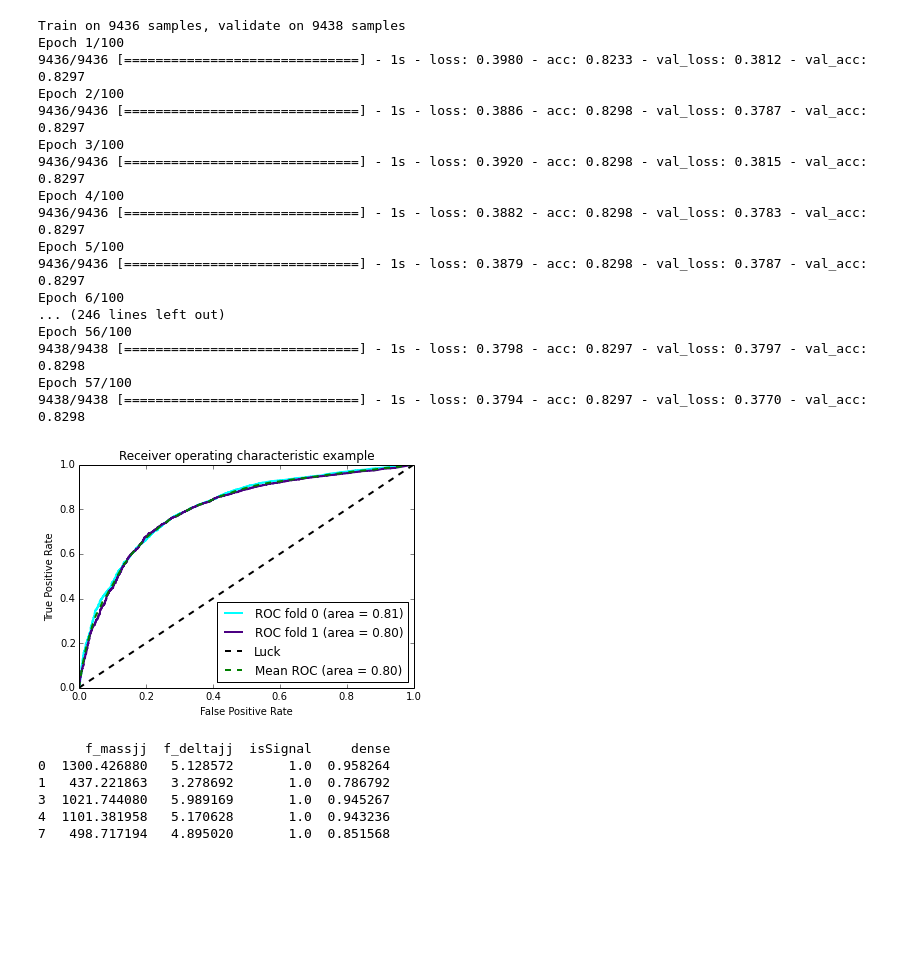
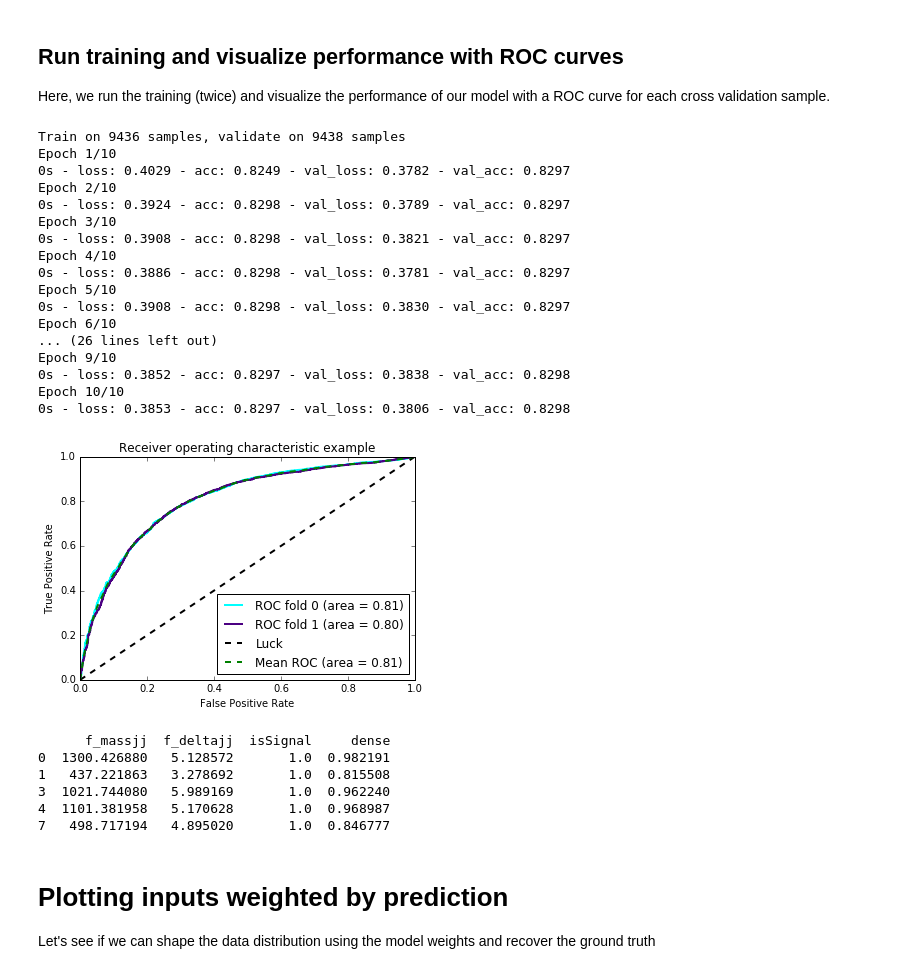
Before and after one commit to FNALLPC/HATSMVA, a Jupyter notebook: 6_keras/dense.ipynb, the cells around one changed output. Cells and saved outputs as stored; diff of their text form; code cells hidden in the pictures; blank space fills up the shorter version.

```diff
--- a/6_keras/dense.ipynb
+++ b/6_keras/dense.ipynb
@@ -134,6 +183,9 @@ encoded_Y = encoder.transform(Y)
 kfold = StratifiedKFold(n_splits=2, shuffle=True,  random_state=seed)
 
 early_stopping = EarlyStopping(monitor='val_loss', patience=10)
+# %% [markdown]
+## Run training and visualize performance with ROC curves
+Here, we run the training (twice) and visualize the performance of our model with a ROC curve for each cross validation sample.
 # %%
 # Run classifier with cross-validation and plot ROC curves
 from itertools import cycle
@@ -146,61 +198,64 @@ mean_fpr = np.linspace(0, 1, 100)
 colors = cycle(['cyan', 'indigo', 'seagreen', 'yellow', 'blue', 'darkorange', 'red', 'black', 'green', 'brown'])
 lw = 2
 
 i = 0
 histories = []
 for (train, test), color in zip(kfold.split(X, encoded_Y), colors):
     model = create_baseline()
-    history = model.fit(X[train], encoded_Y[train], validation_data=(X[test], encoded_Y[test]), nb_epoch=100, batch_size=32, verbose=1, callbacks=[early_stopping])
+    history = model.fit(X[train], encoded_Y[train], validation_data=(X[test], encoded_Y[test]), nb_epoch=10, batch_size=32, verbose=2, callbacks=[early_stopping])
     Y_score = model.predict(X[test])
     histories.append(history)
     # Compute ROC curve and area the curve
     fpr, tpr, thresholds = roc_curve(encoded_Y[test], Y_score)
     mean_tpr += interp(mean_fpr, fpr, tpr)
     mean_tpr[0] = 0.0
     roc_auc = auc(fpr, tpr)
     plt.plot(fpr, tpr, lw=lw, color=color, label='ROC fold %d (area = %0.2f)' % (i, roc_auc))
     i += 1
 plt.plot([0, 1], [0, 1], linestyle='--', lw=lw, color='k', label='Luck')
 mean_tpr /= kfold.get_n_splits(X, encoded_Y)
 mean_tpr[-1] = 1.0
 mean_auc = auc(mean_fpr, mean_tpr)
 plt.plot(mean_fpr, mean_tpr, color='g', linestyle='--',label='Mean ROC (area = %0.2f)' % mean_auc, lw=lw)
 plt.xlim([0, 1.0])
 plt.ylim([0, 1.0])
 plt.xlabel('False Positive Rate')
 plt.ylabel('True Positive Rate')
 plt.title('Receiver operating characteristic example')
 plt.legend(loc="lower right")
 plt.show()
 # %% [output]
 Train on 9436 samples, validate on 9438 samples
-Epoch 1/100
-9436/9436 [==============================] - 1s - loss: 0.3980 - acc: 0.8233 - val_loss: 0.3812 - val_acc: 0.8297
-Epoch 2/100
-9436/9436 [==============================] - 1s - loss: 0.3886 - acc: 0.8298 - val_loss: 0.3787 - val_acc: 0.8297
-Epoch 3/100
-9436/9436 [==============================] - 1s - loss: 0.3920 - acc: 0.8298 - val_loss: 0.3815 - val_acc: 0.8297
-Epoch 4/100
-9436/9436 [==============================] - 1s - loss: 0.3882 - acc: 0.8298 - val_loss: 0.3783 - val_acc: 0.8297
-Epoch 5/100
-9436/9436 [==============================] - 1s - loss: 0.3879 - acc: 0.8298 - val_loss: 0.3787 - val_acc: 0.8297
-Epoch 6/100
-... (246 lines left out)
-Epoch 56/100
-9438/9438 [==============================] - 1s - loss: 0.3798 - acc: 0.8297 - val_loss: 0.3797 - val_acc: 0.8298
-Epoch 57/100
-9438/9438 [==============================] - 1s - loss: 0.3794 - acc: 0.8297 - val_loss: 0.3770 - val_acc: 0.8298
+Epoch 1/10
+0s - loss: 0.4029 - acc: 0.8249 - val_loss: 0.3782 - val_acc: 0.8297
+Epoch 2/10
+0s - loss: 0.3924 - acc: 0.8298 - val_loss: 0.3789 - val_acc: 0.8297
+Epoch 3/10
+0s - loss: 0.3908 - acc: 0.8298 - val_loss: 0.3821 - val_acc: 0.8297
+Epoch 4/10
+0s - loss: 0.3886 - acc: 0.8298 - val_loss: 0.3781 - val_acc: 0.8297
+Epoch 5/10
+0s - loss: 0.3908 - acc: 0.8298 - val_loss: 0.3830 - val_acc: 0.8297
+Epoch 6/10
+... (26 lines left out)
+Epoch 9/10
+0s - loss: 0.3852 - acc: 0.8297 - val_loss: 0.3838 - val_acc: 0.8298
+Epoch 10/10
+0s - loss: 0.3853 - acc: 0.8297 - val_loss: 0.3806 - val_acc: 0.8298
-[figure, old version]
+[figure, new version]
 # %%
 df_all['dense'] = model.predict(X) # add prediction to array
 print df_all.iloc[:5]
 # %% [output]
       f_massjj  f_deltajj  isSignal     dense
-0  1300.426880   5.128572       1.0  0.958264
-1   437.221863   3.278692       1.0  0.786792
-3  1021.744080   5.989169       1.0  0.945267
-4  1101.381958   5.170628       1.0  0.943236
-7   498.717194   4.895020       1.0  0.851568
+0  1300.426880   5.128572       1.0  0.982191
+1   437.221863   3.278692       1.0  0.815508
+3  1021.744080   5.989169       1.0  0.962240
+4  1101.381958   5.170628       1.0  0.968987
+7   498.717194   4.895020       1.0  0.846777
+# %% [markdown]
+# Plotting inputs weighted by prediction
+Let's see if we can shape the data distribution using the model weights and recover the ground truth
 # %%
 plt.figure()
 plt.xlabel(VARS[0])
```
Also changed, not shown: parts of 14 cells of this notebook.
